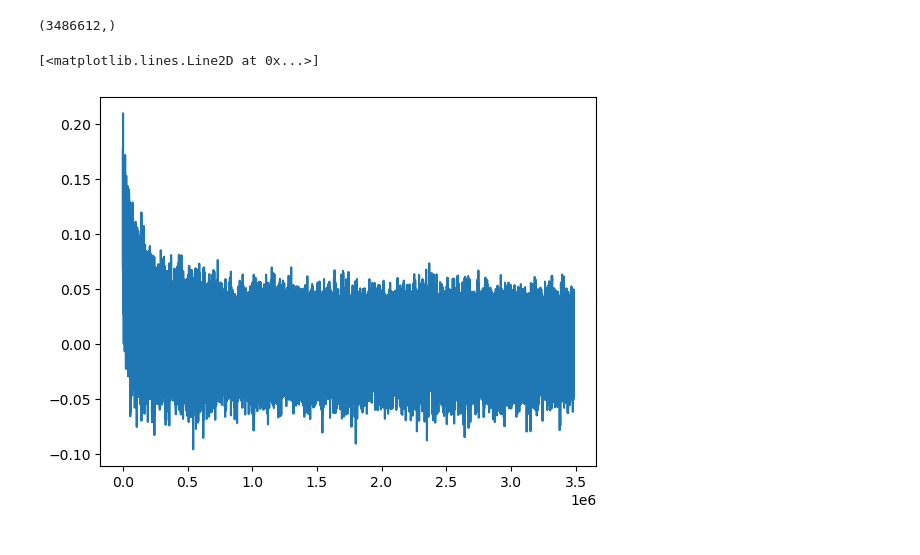
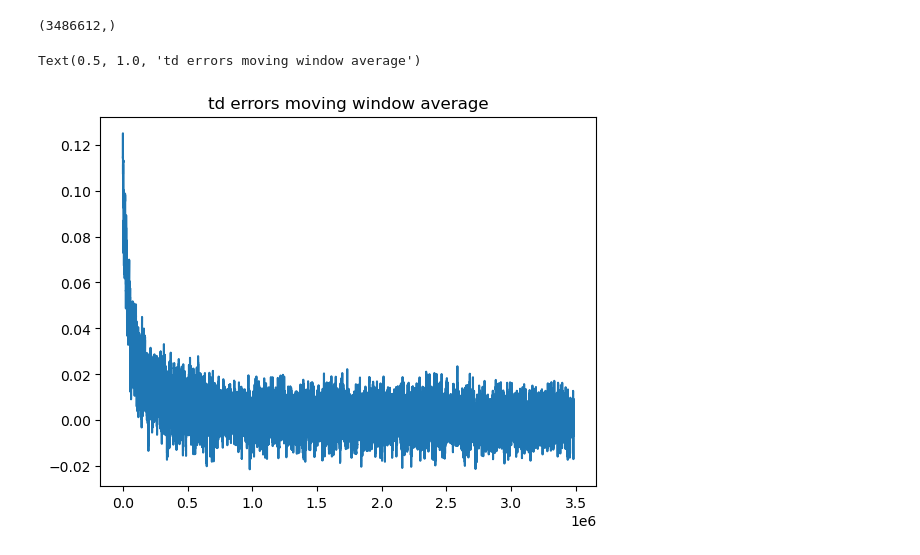
Before and after one commit to jamesGadoury/tic-tac-toe-ui, a Jupyter notebook: tic-tac-toe-rl/training_analysis.ipynb, the cells around one changed output. Drawn from its saved outputs; the diff is of its cells as text; code cells hidden in the pictures.

```diff
--- a/tic-tac-toe-rl/training_analysis.ipynb
+++ b/tic-tac-toe-rl/training_analysis.ipynb
@@ -8,21 +8,20 @@ from tic_tac_toe import GameState
 training_dir = Path("./outputs/1753570246015347084/")
 td_error_path = training_dir / "td_error.json"
 outcomes_path = training_dir / "outcomes.json"
-td_errors = json.load(open(td_error_path, "r"))
-outcomes = json.load(open(outcomes_path, "r"))
+td_errors = np.array(json.load(open(td_error_path, "r")))
+outcomes = np.array(json.load(open(outcomes_path, "r")))
-# %%
-td_errors = np.array(td_errors)
 # %%
 td_errors.shape
 # %% [output]
 (3486612,)
-# %%
-window_size = 100  # Size of the moving window
-
-weights = np.ones(window_size) / window_size
-moving_avg = np.convolve(td_errors, weights, mode='valid')
+# %%
+def get_moving_window_average(data: np.ndarray, window_size: int):
+    weights = np.ones(window_size) / window_size
+    moving_avg = np.convolve(data, weights, mode='valid')
+    return moving_avg
 # %%
-plt.plot(moving_avg)
+plt.plot(get_moving_window_average(td_errors, window_size=1000))
+plt.title("td errors moving window average")
 # %% [output]
-[<matplotlib.lines.Line2D at 0x...>]
+Text(0.5, 1.0, 'td errors moving window average')
-[figure, old version]
+[figure, new version]
```
Also changed, not shown: parts of 1 cell of this notebook, 1 other file.
